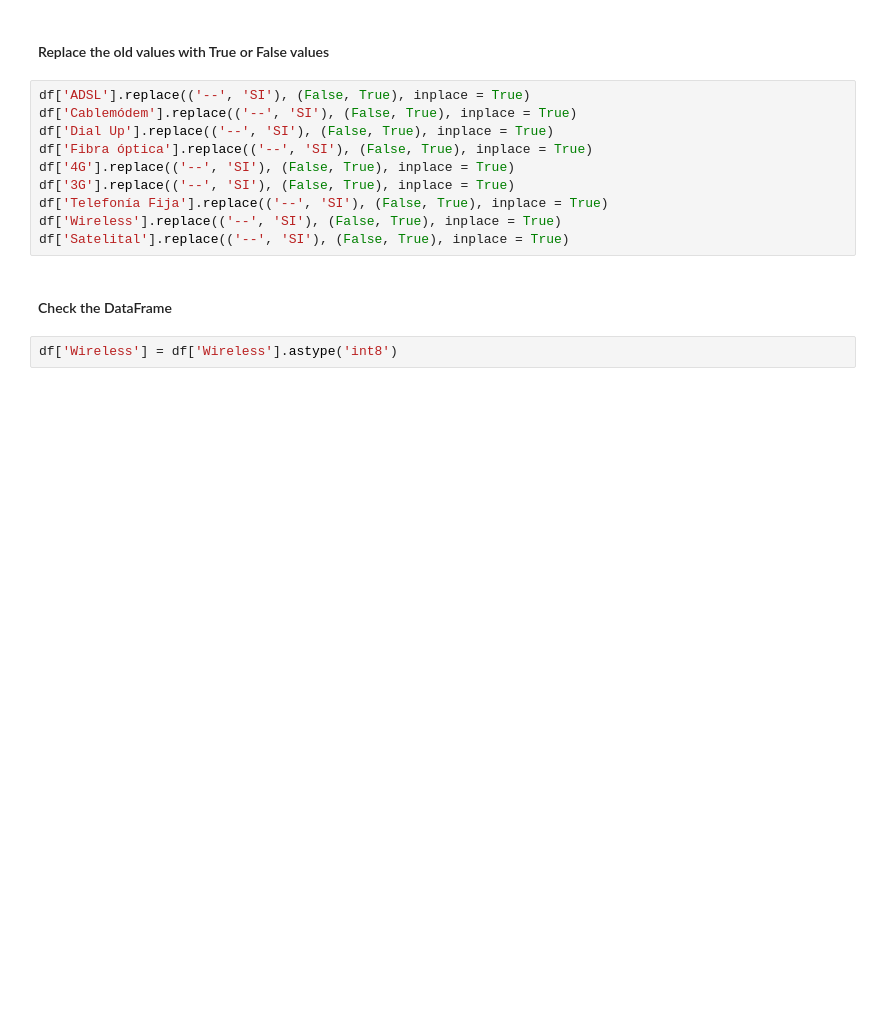
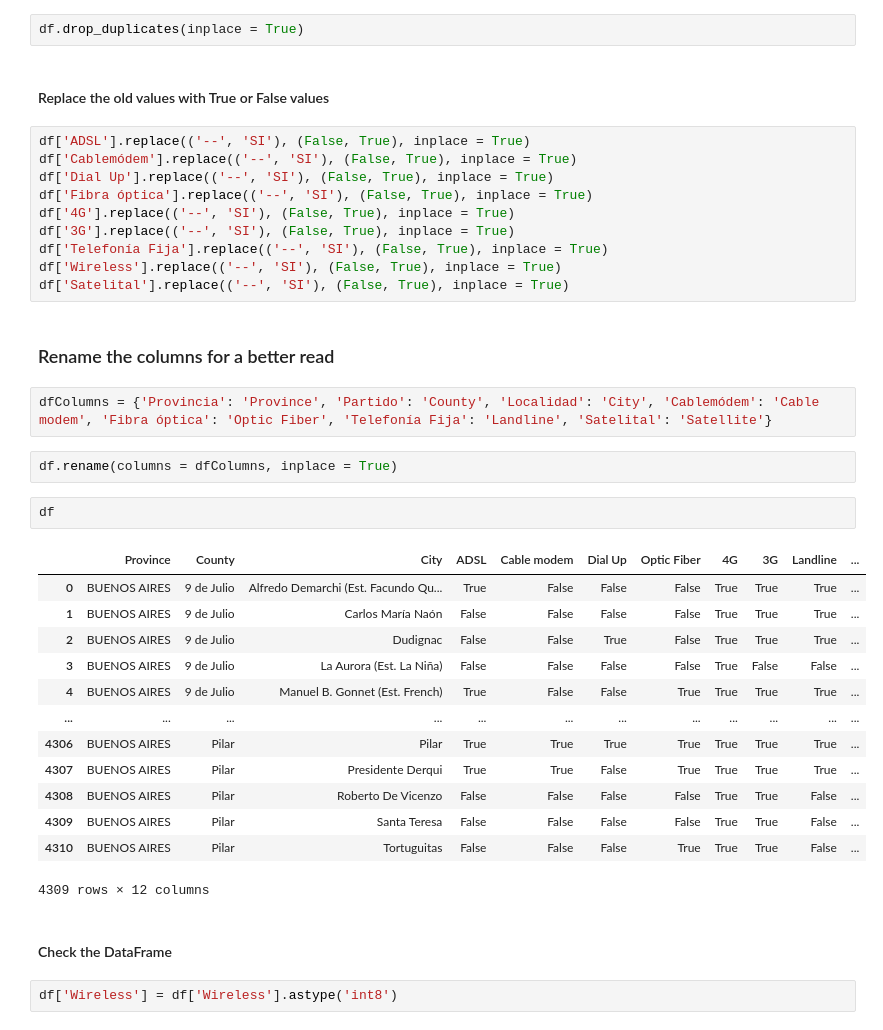
Before and after one commit to PatoMarzi/InternetAccess, a Jupyter notebook: EDAs/Listado_de_localidades_con_conectividad_a_internet.ipynb, the cells around one changed output. Cells and saved outputs as stored; diff of their text form; blank space fills up the shorter version.

```diff
--- a/EDAs/Listado_de_localidades_con_conectividad_a_internet.ipynb
+++ b/EDAs/Listado_de_localidades_con_conectividad_a_internet.ipynb
@@ -18,3 +44,5 @@ df.head()
+# %%
+df.drop_duplicates(inplace = True)
 # %% [markdown]
 #### Replace the old values with True or False values
 # %%
@@ -27,6 +55,28 @@ df['3G'].replace(('--', 'SI'), (False, True), inplace = True)
 df['Telefonía Fija'].replace(('--', 'SI'), (False, True), inplace = True)
 df['Wireless'].replace(('--', 'SI'), (False, True), inplace = True)
 df['Satelital'].replace(('--', 'SI'), (False, True), inplace = True)
+# %% [markdown]
+### Rename the columns for a better read
+# %%
+dfColumns = {'Provincia': 'Province', 'Partido': 'County', 'Localidad': 'City', 'Cablemódem': 'Cable modem', 'Fibra óptica': 'Optic Fiber', 'Telefonía Fija': 'Landline', 'Satelital': 'Satellite'}
+# %%
+df.rename(columns = dfColumns, inplace = True)
+# %%
+df
+# %% [output]
+|  | Province | County | City | ADSL | Cable modem | Dial Up | Optic Fiber | 4G | 3G | Landline | ... |
+| 0 | BUENOS AIRES | 9 de Julio | Alfredo Demarchi (Est. Facundo Qu... | True | False | False | False | True | True | True | ... |
+| 1 | BUENOS AIRES | 9 de Julio | Carlos María Naón | False | False | False | False | True | True | True | ... |
+| 2 | BUENOS AIRES | 9 de Julio | Dudignac | False | False | True | False | True | True | True | ... |
+| 3 | BUENOS AIRES | 9 de Julio | La Aurora (Est. La Niña) | False | False | False | False | True | False | False | ... |
+| 4 | BUENOS AIRES | 9 de Julio | Manuel B. Gonnet (Est. French) | True | False | False | True | True | True | True | ... |
+| ... | ... | ... | ... | ... | ... | ... | ... | ... | ... | ... | ... |
+| 4306 | BUENOS AIRES | Pilar | Pilar | True | True | True | True | True | True | True | ... |
+| 4307 | BUENOS AIRES | Pilar | Presidente Derqui | True | True | False | True | True | True | True | ... |
+| 4308 | BUENOS AIRES | Pilar | Roberto De Vicenzo | False | False | False | False | True | True | False | ... |
+| 4309 | BUENOS AIRES | Pilar | Santa Teresa | False | False | False | False | True | True | False | ... |
+| 4310 | BUENOS AIRES | Pilar | Tortuguitas | False | False | False | True | True | True | False | ... |
+4309 rows × 12 columns
 # %% [markdown]
 #### Check the DataFrame
 # %%
```
Also changed, not shown: parts of 35 cells of this notebook, 2 other files.
